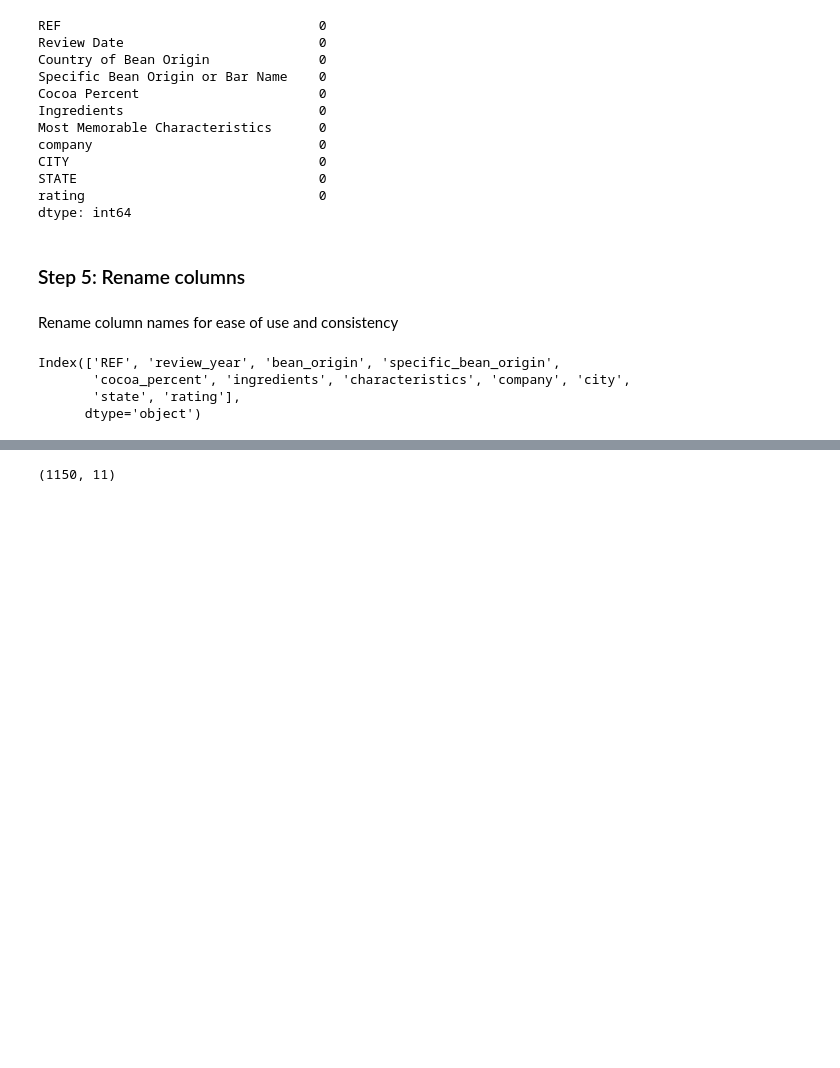
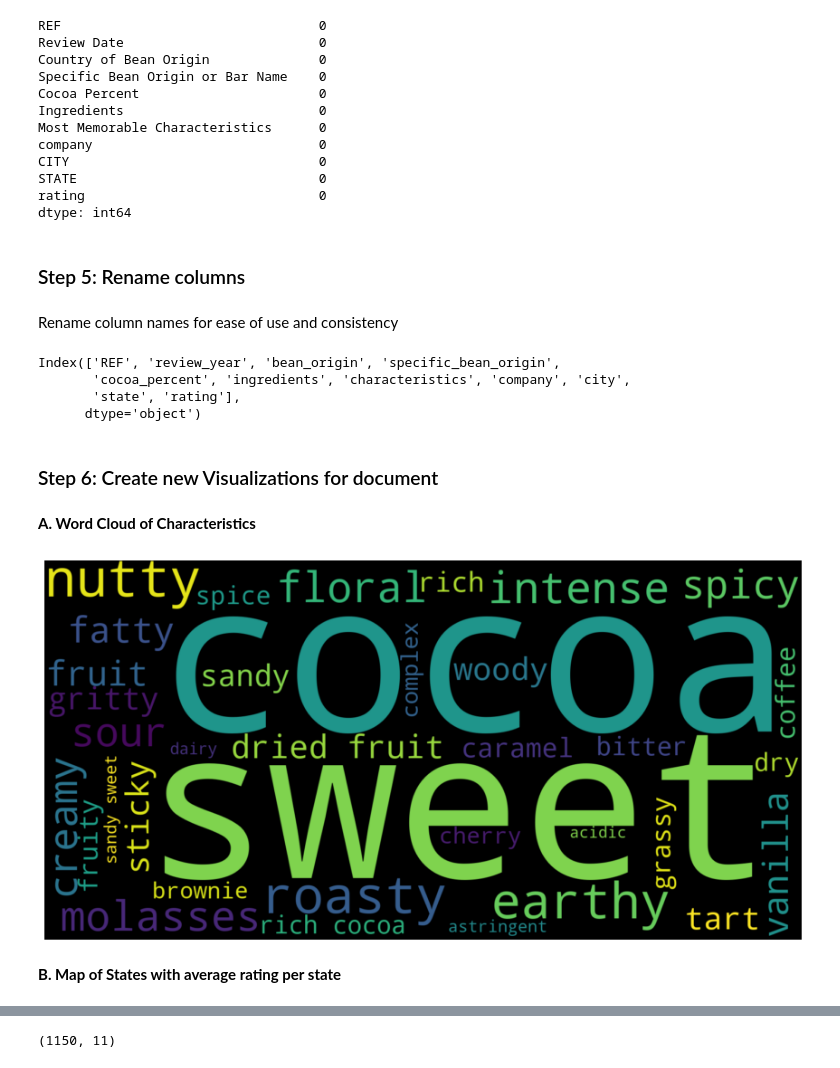
Before and after one commit to cableredi/BellevueUniv_MDS, a Jupyter notebook: DSC550/Term Paper/Chocolate_CableKimberly.ipynb, the cells around one changed output, grey strips where cells are left out. Cells and saved outputs as stored; diff of their text form; code cells hidden in the pictures; blank space fills up the shorter version.

```diff
--- a/DSC550/Term Paper/Chocolate_CableKimberly.ipynb
+++ b/DSC550/Term Paper/Chocolate_CableKimberly.ipynb
@@ -685,3 +756,28 @@ Index(['REF', 'review_year', 'bean_origin', 'specific_bean_origin',
        'cocoa_percent', 'ingredients', 'characteristics', 'company', 'city',
        'state', 'rating'],
       dtype='object')
+# %% [markdown]
+### Step 6: Create new Visualizations for document
+# %% [markdown]
+**A. Word Cloud of Characteristics**
+# %%
+# Most frequent words in the Characteristics
+
+word_string = " ".join(chocolate_usa['characteristics'].str.lower())
+
+plt.figure(figsize=(15,15))
+
+word_cloud = WordCloud(background_color = "black", width=1600, height=800)
+word_cloud.generate(word_string)
+
+plt.imshow(word_cloud.recolor(colormap = 'viridis' , random_state = 17), interpolation="bilinear")
+plt.axis('off')
+
+# save figure
+plt.savefig('figures/characteristics_wordcloud.png',
+            bbox_inches='tight',
+            transparent = True)
+# %% [output]
+[figure, added]
+# %% [markdown]
+**B. Map of States with average rating per state**
```
Also changed, not shown: parts of 74 cells of this notebook, 2 other files.
